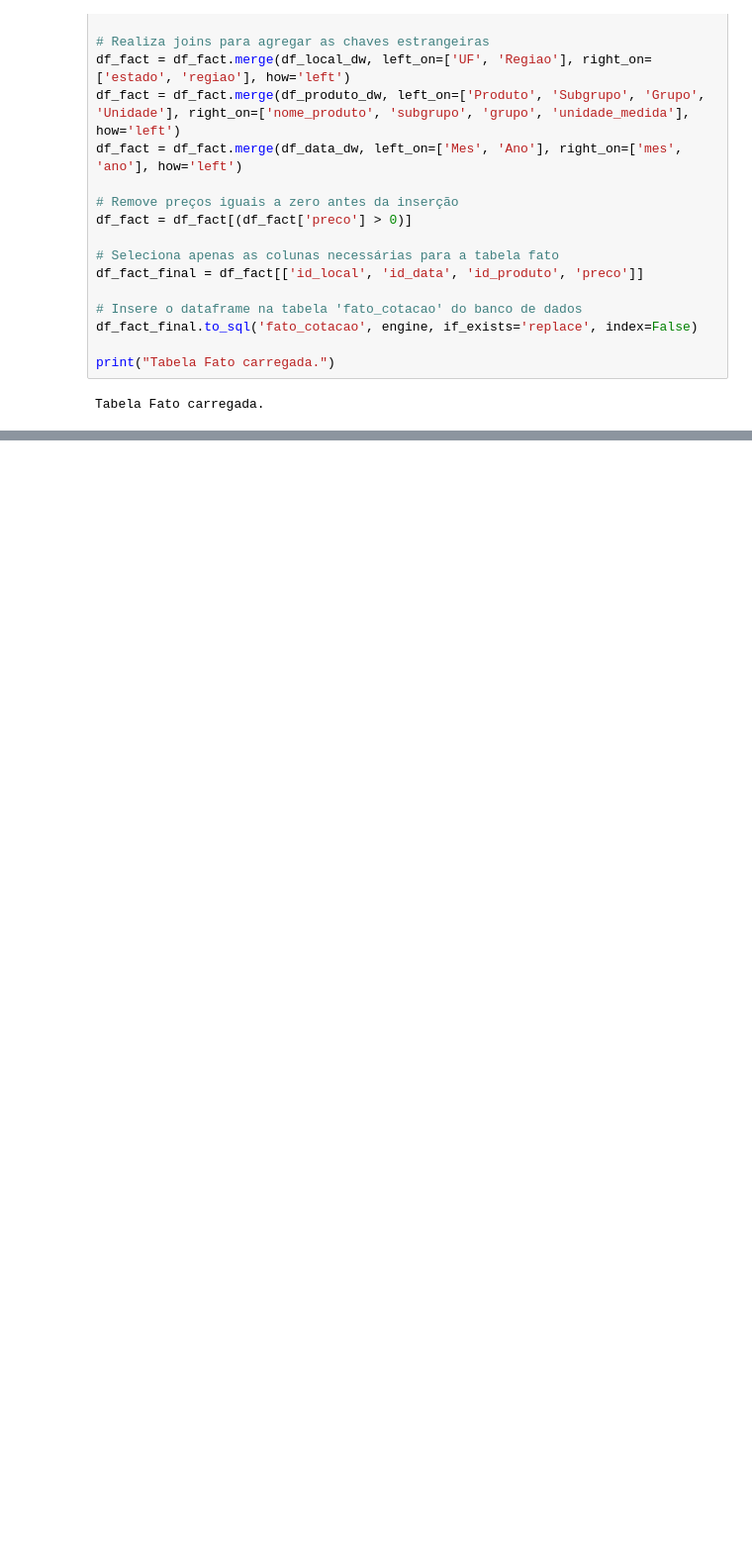
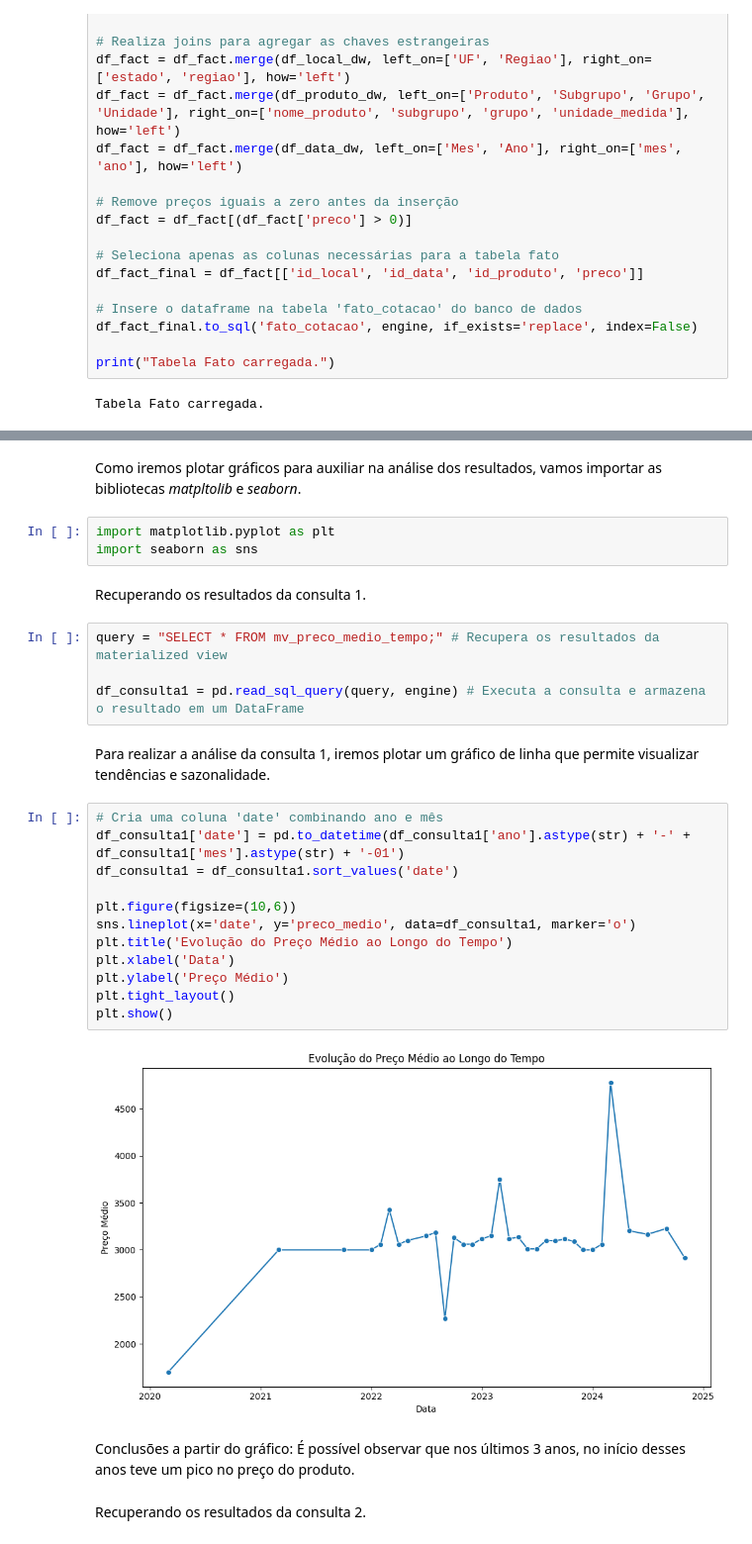
Before and after one commit to PedroGCorreia/Data-Warehouse, a Jupyter notebook: main.ipynb, the cells around one changed output, grey strips where cells are left out. Shown: that part at 99% size. Saved outputs shown, nothing was run; the diff lists cells and outputs as text; blank space fills up the shorter version.

Commit message:
Análise dos resultados

```diff
--- a/main.ipynb
+++ b/main.ipynb
@@ -418,0 +426,31 @@ Tabela Fato carregada.
+# %% [markdown]
+Como iremos plotar gráficos para auxiliar na análise dos resultados, vamos importar as bibliotecas *matpltolib* e *seaborn*.
+# %%
+import matplotlib.pyplot as plt
+import seaborn as sns
+# %% [markdown]
+Recuperando os resultados da consulta 1.
+# %%
+query = "SELECT * FROM mv_preco_medio_tempo;" # Recupera os resultados da materialized view
+
+df_consulta1 = pd.read_sql_query(query, engine) # Executa a consulta e armazena o resultado em um DataFrame
+# %% [markdown]
+Para realizar a análise da consulta 1, iremos plotar um gráfico de linha que permite visualizar tendências e sazonalidade.
+# %%
+# Cria uma coluna 'date' combinando ano e mês
+df_consulta1['date'] = pd.to_datetime(df_consulta1['ano'].astype(str) + '-' + df_consulta1['mes'].astype(str) + '-01')
+df_consulta1 = df_consulta1.sort_values('date')
+
+plt.figure(figsize=(10,6))
+sns.lineplot(x='date', y='preco_medio', data=df_consulta1, marker='o')
+plt.title('Evolução do Preço Médio ao Longo do Tempo')
+plt.xlabel('Data')
+plt.ylabel('Preço Médio')
+plt.tight_layout()
+plt.show()
+# %% [output]
+[figure, added]
+# %% [markdown]
+Conclusões a partir do gráfico: É possível observar que nos últimos 3 anos, no início desses anos teve um pico no preço do produto.
+# %% [markdown]
+Recuperando os resultados da consulta 2.
```
Also changed, not shown: parts of 15 cells of this notebook.
